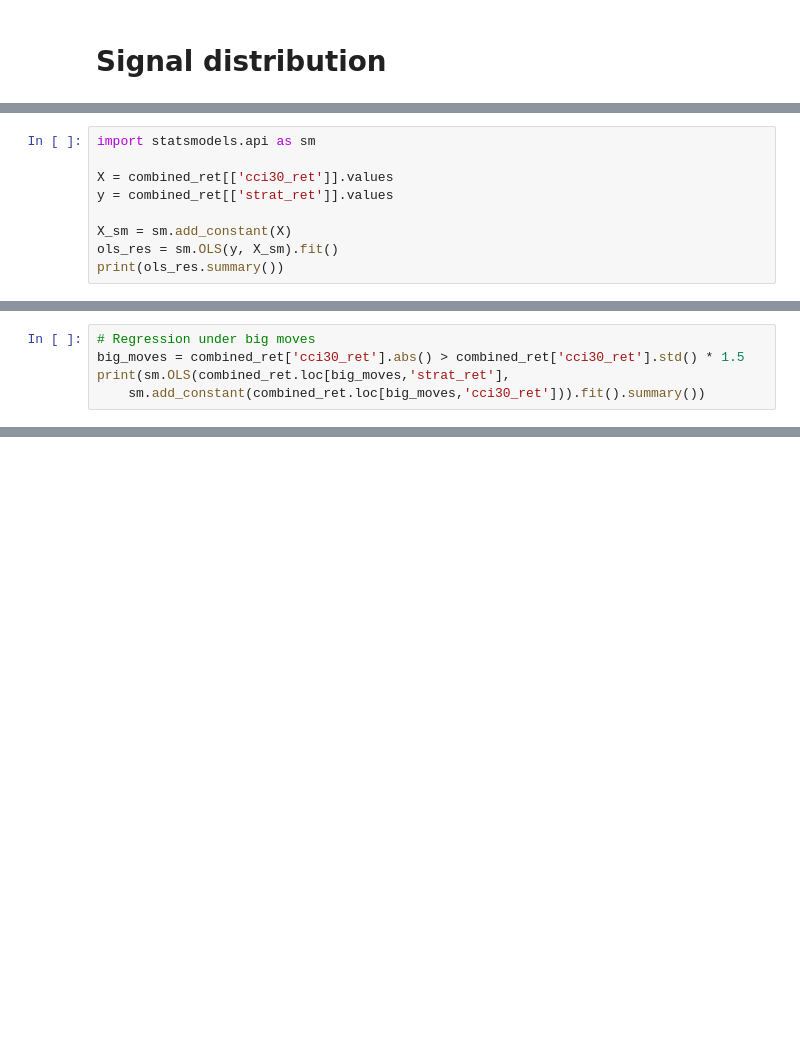
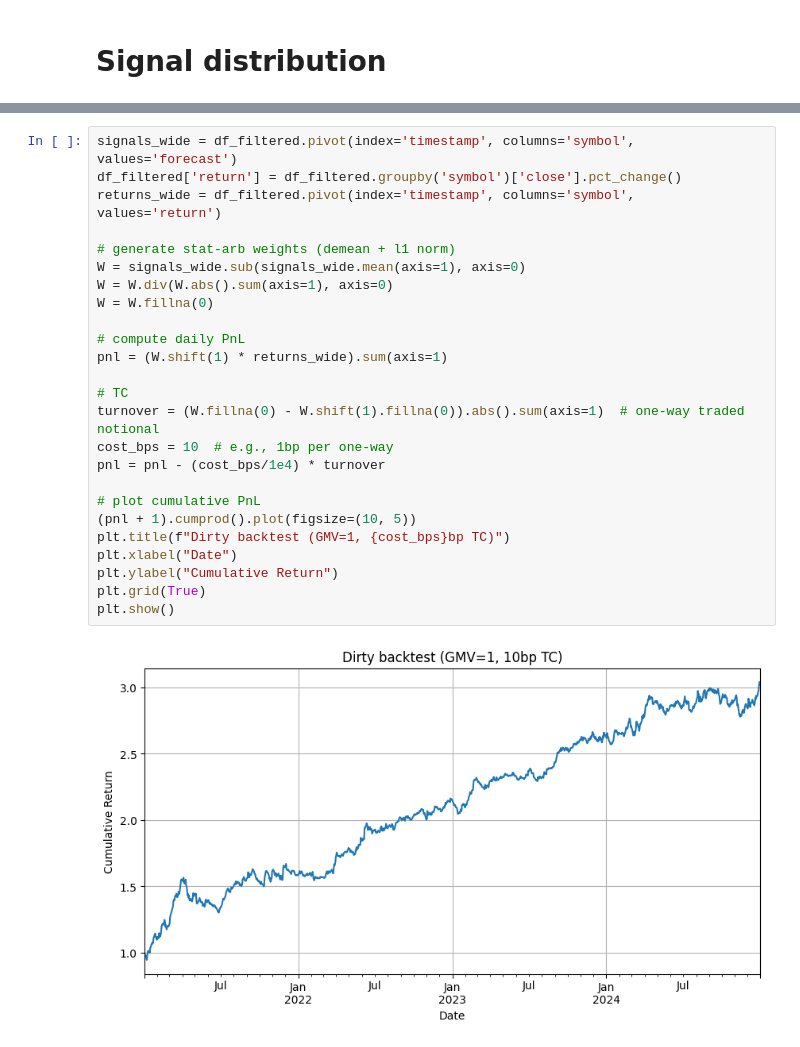
Before and after one commit to engineswap/strategy_manager, a Jupyter notebook: research.ipynb, the cells around one changed output, grey strips where cells are left out. Drawn from its saved outputs; the diff is of its cells as text; blank space fills up the shorter version.

```diff
--- a/research.ipynb
+++ b/research.ipynb
@@ -1095,9 +392,0 @@ combined_ret.tail()
-# %%
-import statsmodels.api as sm
-
-X = combined_ret[['cci30_ret']].values
-y = combined_ret[['strat_ret']].values
-
-X_sm = sm.add_constant(X)
-ols_res = sm.OLS(y, X_sm).fit()
-print(ols_res.summary())
@@ -1133,5 +392,0 @@ plt.show()
-# %%
-# Regression under big moves
-big_moves = combined_ret['cci30_ret'].abs() > combined_ret['cci30_ret'].std() * 1.5
-print(sm.OLS(combined_ret.loc[big_moves,'strat_ret'],
-	sm.add_constant(combined_ret.loc[big_moves,'cci30_ret'])).fit().summary())
@@ -1303,0 +483,27 @@ plt.show()
+# %%
+signals_wide = df_filtered.pivot(index='timestamp', columns='symbol', values='forecast')
+df_filtered['return'] = df_filtered.groupby('symbol')['close'].pct_change()
+returns_wide = df_filtered.pivot(index='timestamp', columns='symbol', values='return')
+
+# generate stat-arb weights (demean + l1 norm)
+W = signals_wide.sub(signals_wide.mean(axis=1), axis=0)
+W = W.div(W.abs().sum(axis=1), axis=0)
+W = W.fillna(0)
+
+# compute daily PnL
+pnl = (W.shift(1) * returns_wide).sum(axis=1)
+
+# TC
+turnover = (W.fillna(0) - W.shift(1).fillna(0)).abs().sum(axis=1)  # one-way traded notional
+cost_bps = 10  # e.g., 1bp per one-way
+pnl = pnl - (cost_bps/1e4) * turnover
+
+# plot cumulative PnL
+(pnl + 1).cumprod().plot(figsize=(10, 5))
+plt.title(f"Dirty backtest (GMV=1, {cost_bps}bp TC)")
+plt.xlabel("Date")
+plt.ylabel("Cumulative Return")
+plt.grid(True)
+plt.show()
+# %% [output]
+[figure, added]
```
Also changed, not shown: parts of 56 cells of this notebook, 4 other files.
